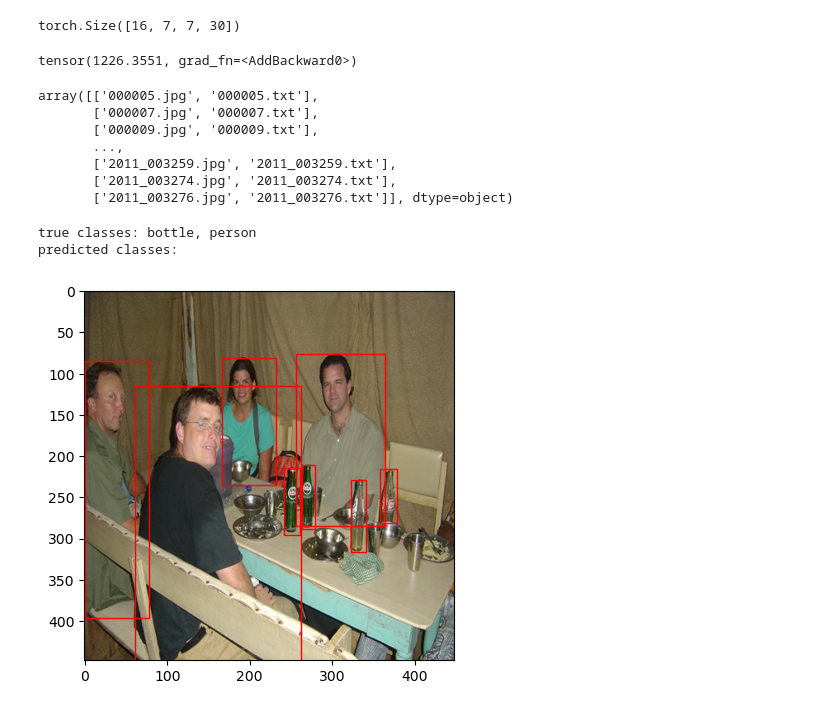
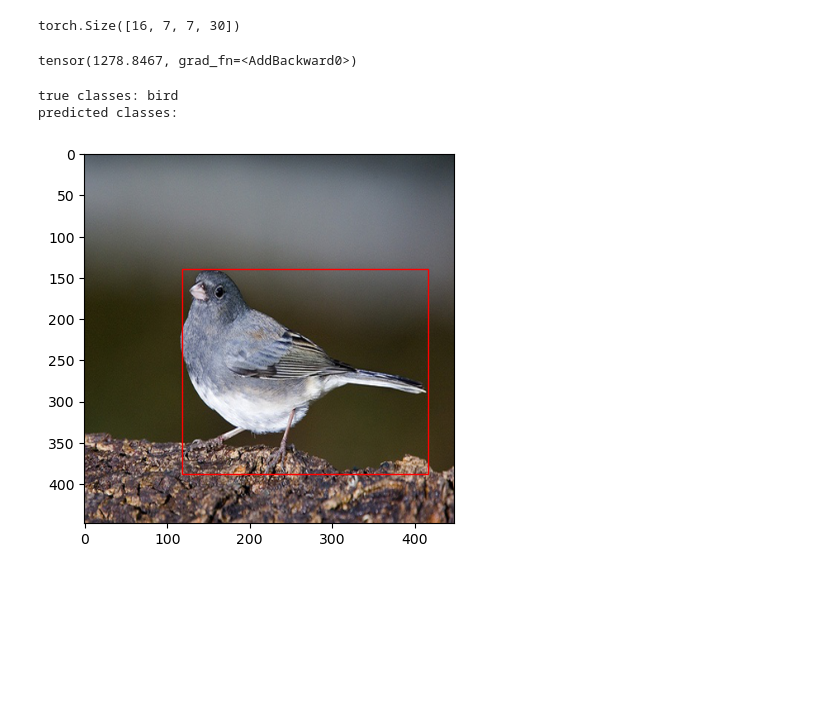
Before and after one commit to behroozeslami/deep-learning-application, a Jupyter notebook: YOLO v1.ipynb, the cells around one changed output. Cells and saved outputs as stored; diff of their text form; code cells hidden in the pictures; blank space fills up the shorter version.

Commit message:
classes and functions moved to yolov1.py

```diff
--- a/YOLO v1.ipynb
+++ b/YOLO v1.ipynb
@@ -241,37 +16,3 @@ def convert_cellboxes(predictions,C=20):
-# %%
-def non_max_suppression(predictions, iou_threshold, threshold, C=20):
-    """
-    works with a single prediction
-    """
-    predictions_converted = convert_cellboxes(predictions,C)
-    batch_size, S, S, L =  predictions.shape
-    B = int((L-C)/5)
-
-    all_boxes = []
-
-    for n in range(B):
-        boxes = predictions_converted[:,:,:,list(range(C))+list(range(C+n*5, C+n*5+5))]
-        boxes[:,:,:,0:C] = boxes[:,:,:,[C]]*boxes[:,:,:,0:C]
-        boxes = boxes.reshape(-1,C+5).tolist()
-        all_boxes = all_boxes+boxes
-
-    boxes_after_nms = {}
-
-    for class_index in range(C):
-        filtered_boxes = list(filter(lambda x: x[class_index]>threshold, all_boxes))
-        filtered_boxes = sorted(filtered_boxes, key=lambda x: x[class_index], reverse=True)
-        box_coords = list(map(lambda x: x[C+1:C+5], filtered_boxes))
-        boxes_after_nms_perclass = []
-        while box_coords:
-            chosen_box = box_coords.pop(0)
-            boxes_after_nms_perclass.append(chosen_box)
-            for idx, box in enumerate(box_coords):
-                iou = intersection_over_union(chosen_box, box)
-                if iou > iou_threshold:
-                    del box_coords[idx]
-        boxes_after_nms[class_index] = boxes_after_nms_perclass
-
-    return boxes_after_nms
 # %%
 class VOCDataset(Dataset):
 
@@ -534,23 +279,0 @@ predictions = y_pred
-# %%
-lossfn = YoloLoss()
-lossfn(predictions, target)
-# %% [output]
-tensor(1226.3551, grad_fn=<AddBackward0>)
-# %%
-train_dataset.data
-# %% [output]
-array([['000005.jpg', '000005.txt'],
-       ['000007.jpg', '000007.txt'],
-       ['000009.jpg', '000009.txt'],
-       ...,
-       ['2011_003259.jpg', '2011_003259.txt'],
-       ['2011_003274.jpg', '2011_003274.txt'],
-       ['2011_003276.jpg', '2011_003276.txt']], dtype=object)
-# %%
-dataset = train_dataset
-idx = 12
-plot_prediction(dataset, model, idx)
-# %% [output]
-true classes: bottle, person
-predicted classes:
-[figure, removed]
@@ -556,0 +283,13 @@ predicted classes:
+# %%
+lossfn = YoloLoss()
+lossfn(predictions, target)
+# %% [output]
+tensor(1278.8467, grad_fn=<AddBackward0>)
+# %%
+dataset = test_dataset
+idx = 74
+plot_prediction(dataset, model, idx)
+# %% [output]
+true classes: bird
+predicted classes:
+[figure, added]
```
Also changed, not shown: parts of 15 cells of this notebook.
